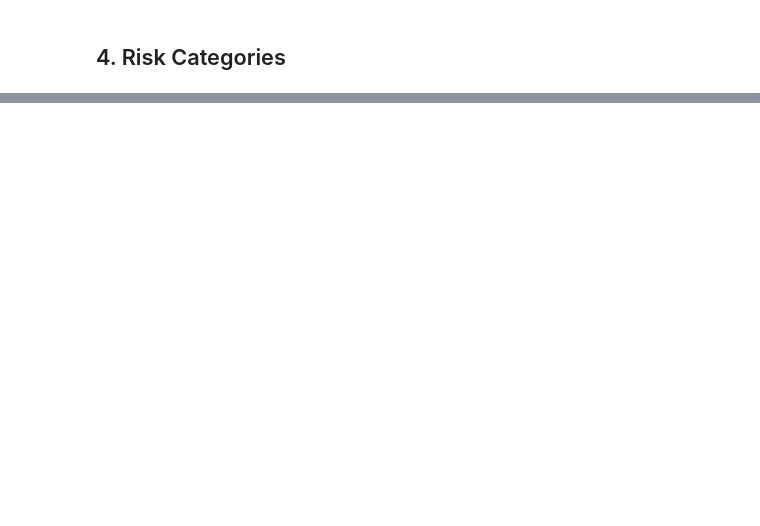
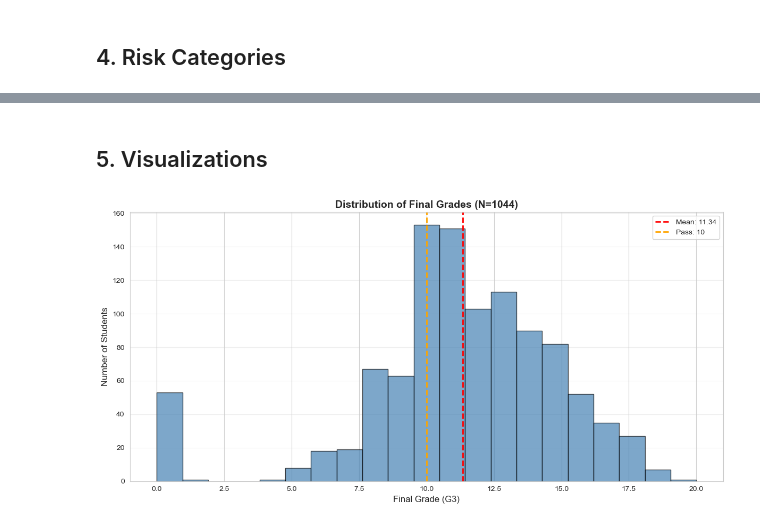
Before and after one commit to pratikkmane/student-performance, a Jupyter notebook: notebooks/03_target_analysis.ipynb, the cells around one changed output, grey strips where cells are left out. Drawn from its saved outputs; the diff is of its cells as text; code cells hidden in the pictures; blank space fills up the shorter version.

```diff
--- a/notebooks/03_target_analysis.ipynb
+++ b/notebooks/03_target_analysis.ipynb
@@ -85,0 +152,18 @@ for category in ['Low Risk', 'Medium Risk', 'High Risk']:
+# %% [markdown]
+## 5. Visualizations
+# %%
+# Visualization 1: Overall G3 Histogram
+plt.figure(figsize=(12, 6))
+plt.hist(df['G3'], bins=21, color='steelblue', edgecolor='black', alpha=0.7)
+plt.axvline(df['G3'].mean(), color='red', linestyle='--', linewidth=2,
+            label=f'Mean: {df["G3"].mean():.2f}')
+plt.axvline(10, color='orange', linestyle='--', linewidth=2, label='Pass: 10')
+plt.xlabel('Final Grade (G3)', fontsize=12)
+plt.ylabel('Number of Students', fontsize=12)
+plt.title(f'Distribution of Final Grades (N={len(df)})', fontsize=14, fontweight='bold')
+plt.legend()
+plt.grid(axis='y', alpha=0.3)
+plt.tight_layout()
+plt.show()
+# %% [output]
+[figure, added]
```
Also changed, not shown: parts of 14 cells of this notebook.
